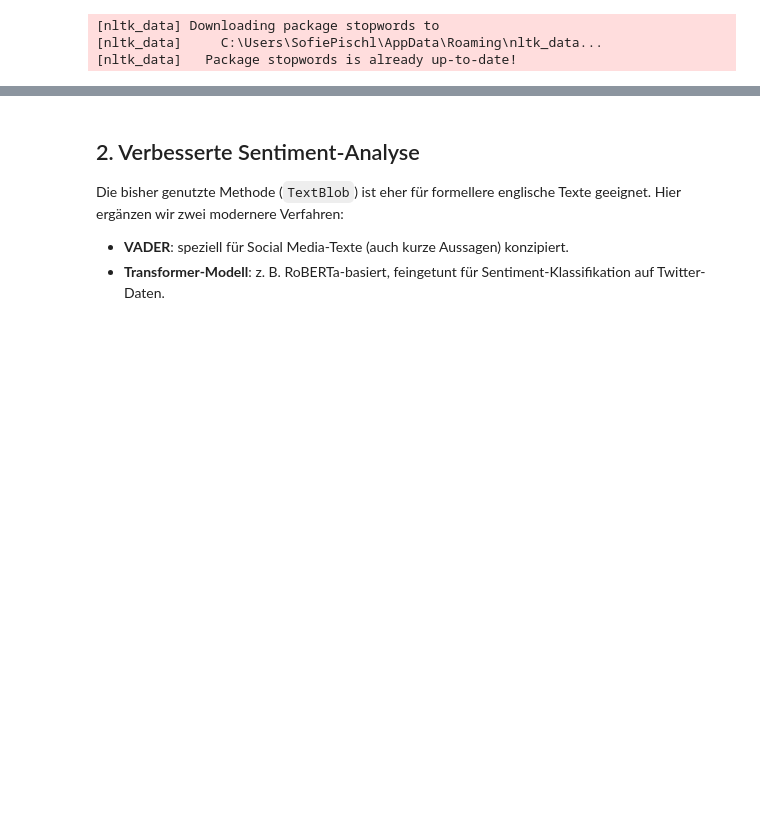
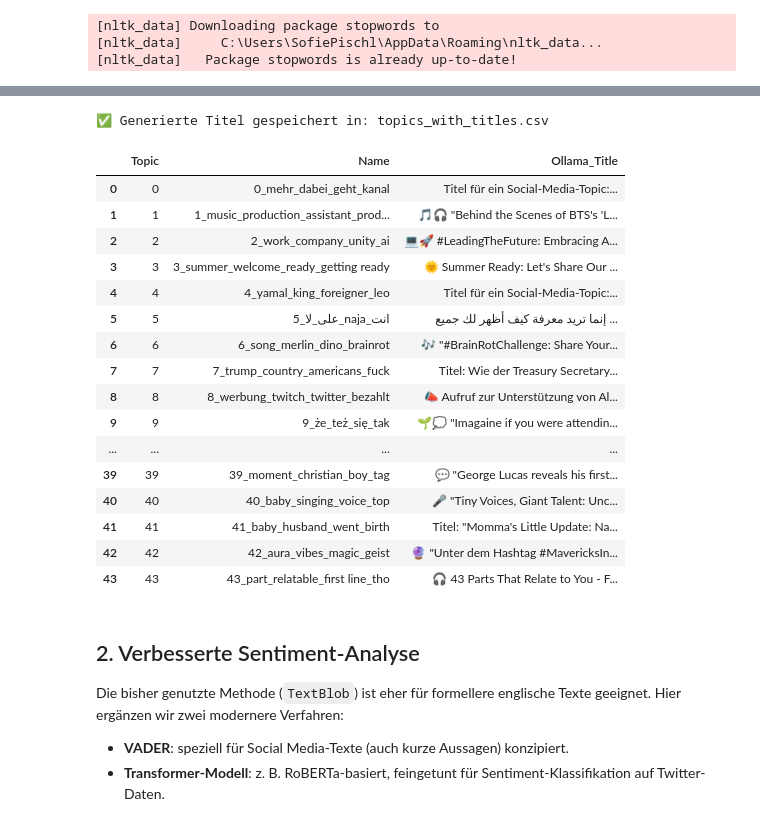
Before and after one commit to sofietheresa/TrendAnalyseSocialMedia, a Jupyter notebook: notebooks/03_data_exploration.ipynb, the cells around one changed output, grey strips where cells are left out. Cells and saved outputs as stored; diff of their text form; code cells hidden in the pictures; blank space fills up the shorter version.

```diff
--- a/notebooks/03_data_exploration.ipynb
+++ b/notebooks/03_data_exploration.ipynb
@@ -371,3 +384,78 @@ ConnectionError: Failed to connect to Ollama. Please check that Ollama is downlo
+# %%
+import ollama
+import pandas as pd
+from joblib import Parallel, delayed
+from tqdm import tqdm
+import os
+
+# === Schritt 1: Topic Info laden (z. B. von BERTopic) ===
+# topic_info = topic_model.get_topic_info()
+
+# Optional: Ergebnisse wiederverwenden
+SAVE_PATH = "topics_with_titles.csv"
+if os.path.exists(SAVE_PATH):
+    topic_info = pd.read_csv(SAVE_PATH)
+    print("⏳ Bereits generierte Titel geladen.")
+else:
+    topic_info = topic_model.get_topic_info()
+
+    # Optional: Umwandlung der Repräsentativen Dokumente, falls String gespeichert ist
+    if isinstance(topic_info['Representative_Docs'].iloc[0], str):
+        import ast
+        topic_info['Representative_Docs'] = topic_info['Representative_Docs'].apply(ast.literal_eval)
+
+    # === Schritt 2: Junk-Topics rausfiltern ===
+    topic_info = topic_info[topic_info['Topic'] != -1]  # Outlier-Cluster ignorieren
+    topic_info = topic_info.reset_index(drop=True)
+
+    # === Schritt 3: Titel mit Ollama generieren ===
+    def generate_ollama_title(topic_row):
+        topic_name = topic_row['Name']
+        docs = topic_row['Representative_Docs']
+        example_doc = docs[0] if isinstance(docs, list) and len(docs) > 0 else ""
+        prompt = f"Titel für ein Social-Media-Topic:\nBegriffe: {topic_name}\nBeispiel: {example_doc}"
+        try:
+            response = ollama.chat(
+                model='mistral',
+                messages=[{"role": "user", "content": prompt}]
+            )
+            return response['message']['content'].strip()
+        except Exception as e:
+            return f"[Fehler: {str(e)}]"
+
+    # Parallelisierung + Fortschrittsbalken
+    titles = Parallel(n_jobs=4)(
+        delayed(generate_ollama_title)(row)
+        for row in tqdm(topic_info.to_dict(orient="records"), desc="🔁 Generiere Topic-Titel mit Ollama")
+    )
+
+    topic_info["Ollama_Title"] = titles
+
+    # Ergebnisse speichern
+    topic_info.to_csv(SAVE_PATH, index=False)
+    print("✅ Generierte Titel gespeichert in:", SAVE_PATH)
+
+# === Schritt 4: Vorschau anzeigen ===
+display(topic_info[['Topic', 'Name', 'Ollama_Title']])
+# %% [output]
+✅ Generierte Titel gespeichert in: topics_with_titles.csv
+|  | Topic | Name | Ollama_Title |
+| 0 | 0 | 0_mehr_dabei_geht_kanal | Titel für ein Social-Media-Topic:... |
+| 1 | 1 | 1_music_production_assistant_prod... | 🎵🎧 "Behind the Scenes of BTS's 'L... |
+| 2 | 2 | 2_work_company_unity_ai | 💻🚀 #LeadingTheFuture: Embracing A... |
+| 3 | 3 | 3_summer_welcome_ready_getting ready | 🌞️ Summer Ready: Let's Share Our ... |
+| 4 | 4 | 4_yamal_king_foreigner_leo | Titel für ein Social-Media-Topic:... |
+| 5 | 5 | 5_على_لا_naja_انت | إنما تريد معرفة كيف أظهر لك جميع ... |
+| 6 | 6 | 6_song_merlin_dino_brainrot | 🎶 "#BrainRotChallenge: Share Your... |
+| 7 | 7 | 7_trump_country_americans_fuck | Titel: Wie der Treasury Secretary... |
+| 8 | 8 | 8_werbung_twitch_twitter_bezahlt | 📣 Aufruf zur Unterstützung von Al... |
+| 9 | 9 | 9_że_też_się_tak | 🌱💭 "Imagaine if you were attendin... |
+| ... | ... | ... | ... |
+| 39 | 39 | 39_moment_christian_boy_tag | 💬 "George Lucas reveals his first... |
+| 40 | 40 | 40_baby_singing_voice_top | 🎤 "Tiny Voices, Giant Talent: Unc... |
+| 41 | 41 | 41_baby_husband_went_birth | Titel: "Momma's Little Update: Na... |
+| 42 | 42 | 42_aura_vibes_magic_geist | 🔮 "Unter dem Hashtag #MavericksIn... |
+| 43 | 43 | 43_part_relatable_first line_tho | 🎧 43 Parts That Relate to You - F... |
 # %% [markdown]
 ## 2. Verbesserte Sentiment-Analyse
 
```
Also changed, not shown: parts of 5 cells of this notebook, 9 other files.
